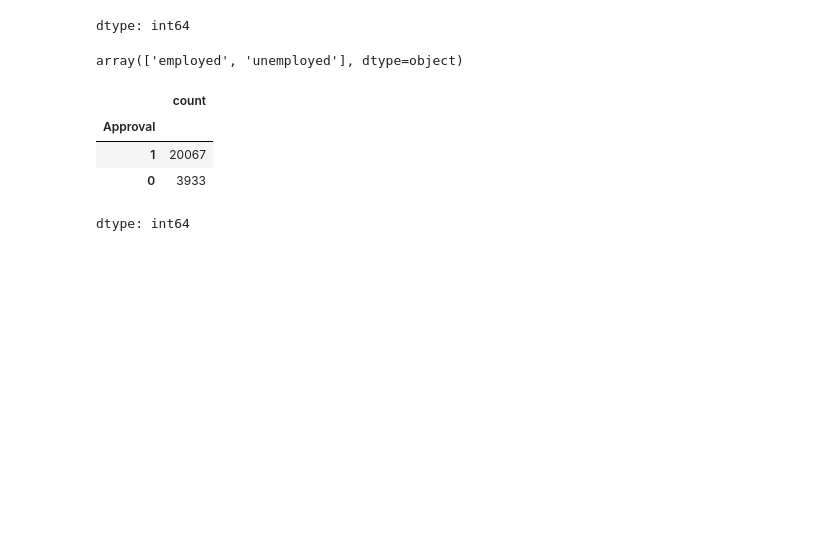
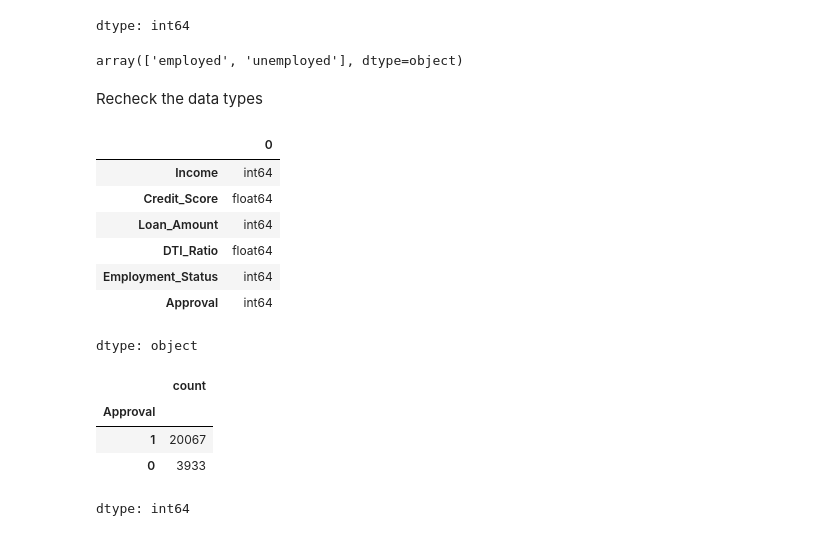
Before and after one commit to salih-salu/Loan_Approval_prediction_Machine_learning, a Jupyter notebook: Load_approval_prediction.ipynb, the cells around one changed output. Drawn from its saved outputs; the diff is of its cells as text; code cells hidden in the pictures; blank space fills up the shorter version.

```diff
--- a/Load_approval_prediction.ipynb
+++ b/Load_approval_prediction.ipynb
@@ -113,3 +129,16 @@ df['Approval'] = lb.fit_transform(df['Approval'])
+# %% [markdown]
+Recheck the data types
+# %%
+df.dtypes
+# %% [output]
+|  | 0 |
+| Income | int64 |
+| Credit_Score | float64 |
+| Loan_Amount | int64 |
+| DTI_Ratio | float64 |
+| Employment_Status | int64 |
+| Approval | int64 |
+dtype: object
 # %%
 df['Approval'].value_counts()
 # %% [output]
```
Also changed, not shown: parts of 16 cells of this notebook.
